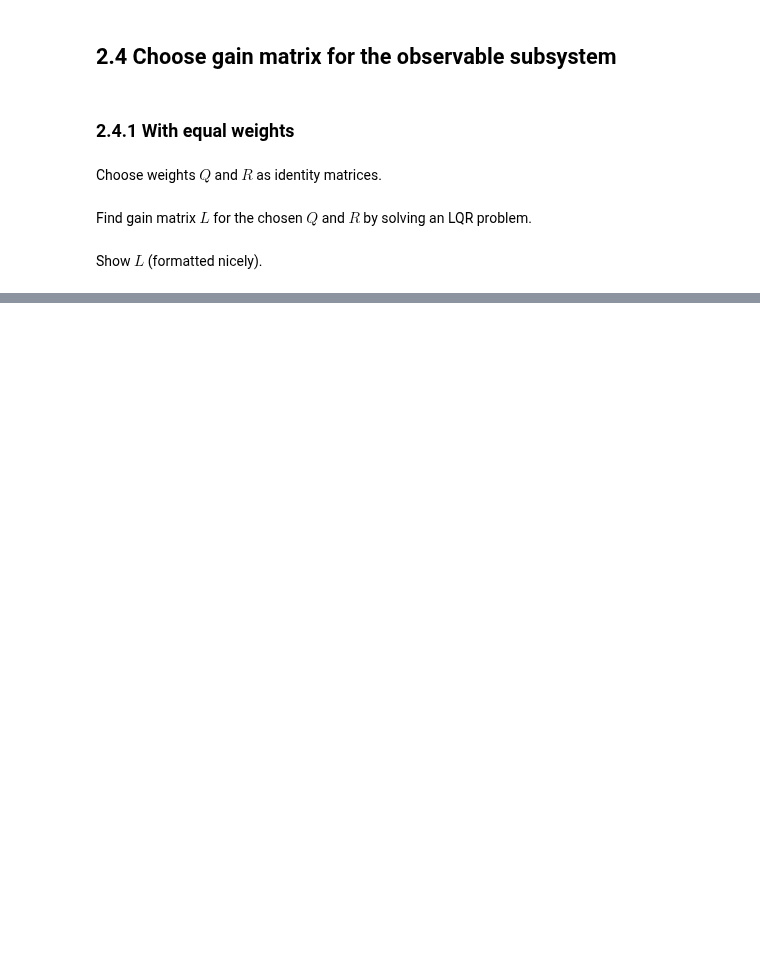
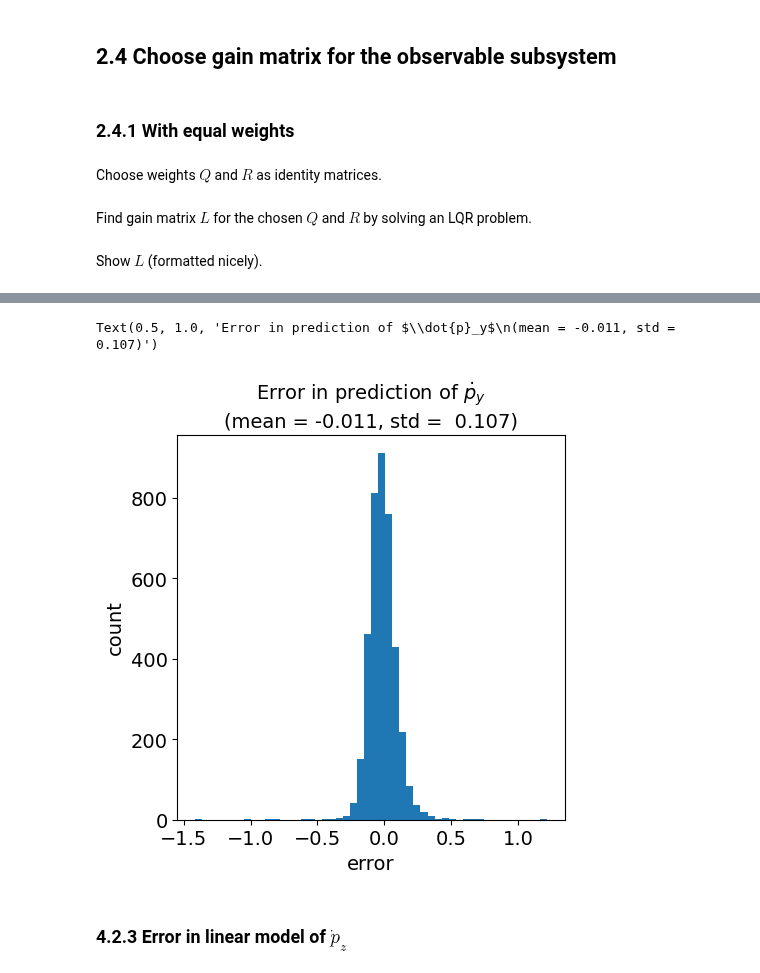
Before and after one commit to Chairless-maybe/crazyflie-client, a Jupyter notebook: project/state-space-derivation.ipynb, the cells around one changed output, grey strips where cells are left out. Saved outputs shown, nothing was run; the diff lists cells and outputs as text; code cells hidden in the pictures; blank space fills up the shorter version.

```diff
--- a/project/state-space-derivation.ipynb
+++ b/project/state-space-derivation.ipynb
@@ -434,0 +575,16 @@ L = [[    0.120659     0.000000     0.000000     1.007434    -0.000000     0.000
+# %%
+fig, ax = plt.subplots(1, 1, figsize=(5, 5))
+ax.hist(p_y_dot_err, 50)
+ax.set_xlabel('error', fontsize=14)
+ax.set_ylabel('count', fontsize=14)
+ax.tick_params(labelsize=14)
+ax.set_title(
+    r'Error in prediction of $\dot{p}_y$' +
+    f'\n(mean = {np.mean(p_y_dot_err):6.3f}, std = {np.std(p_y_dot_err):6.3f})',
+    fontsize=14,
+)
+# %% [output]
+Text(0.5, 1.0, 'Error in prediction of $\\dot{p}_y$\n(mean = -0.011, std =  0.107)')
+[figure, added]
+# %% [markdown]
+### 4.2.3 Error in linear model of $\dot{p}_z$
```
Also changed, not shown: parts of 84 cells of this notebook, 7 other files.
